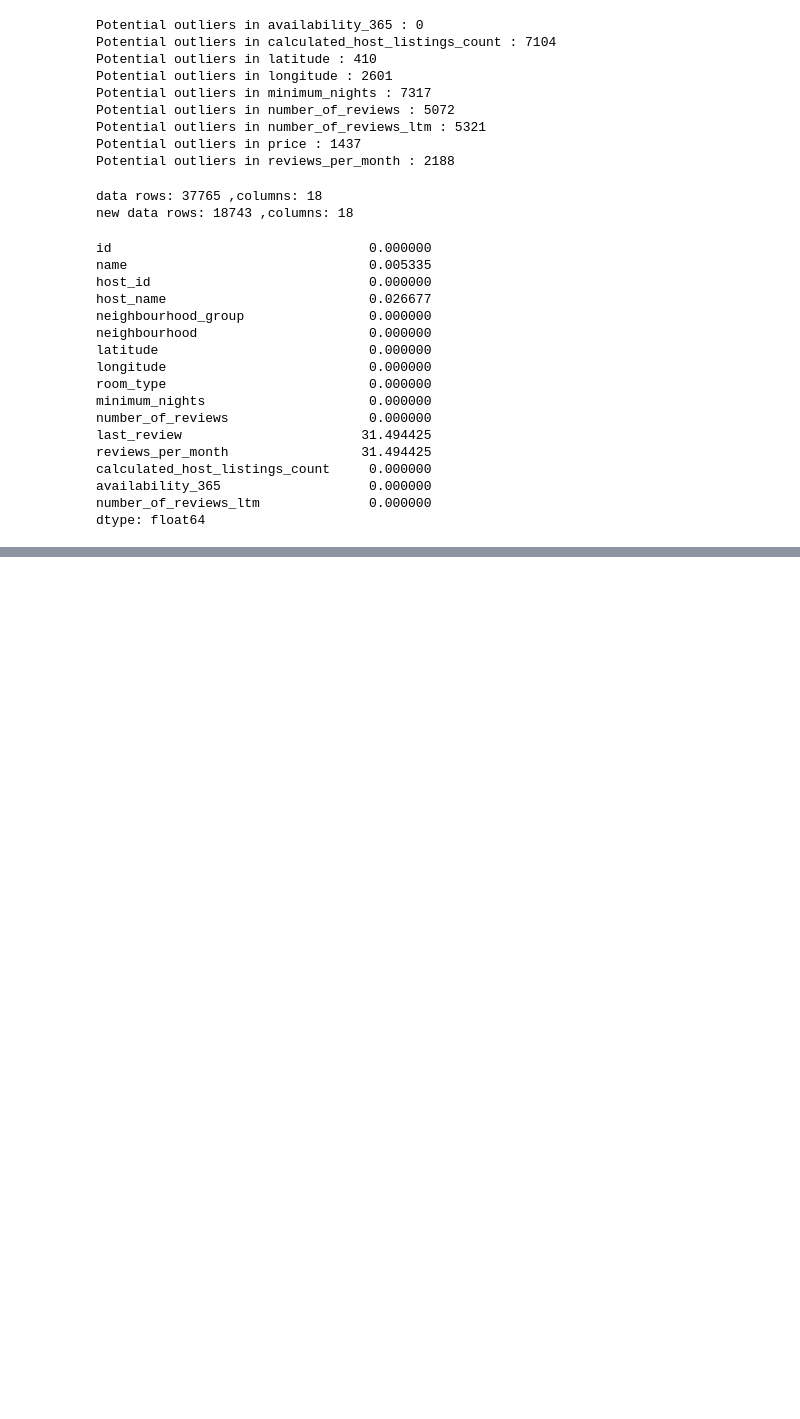
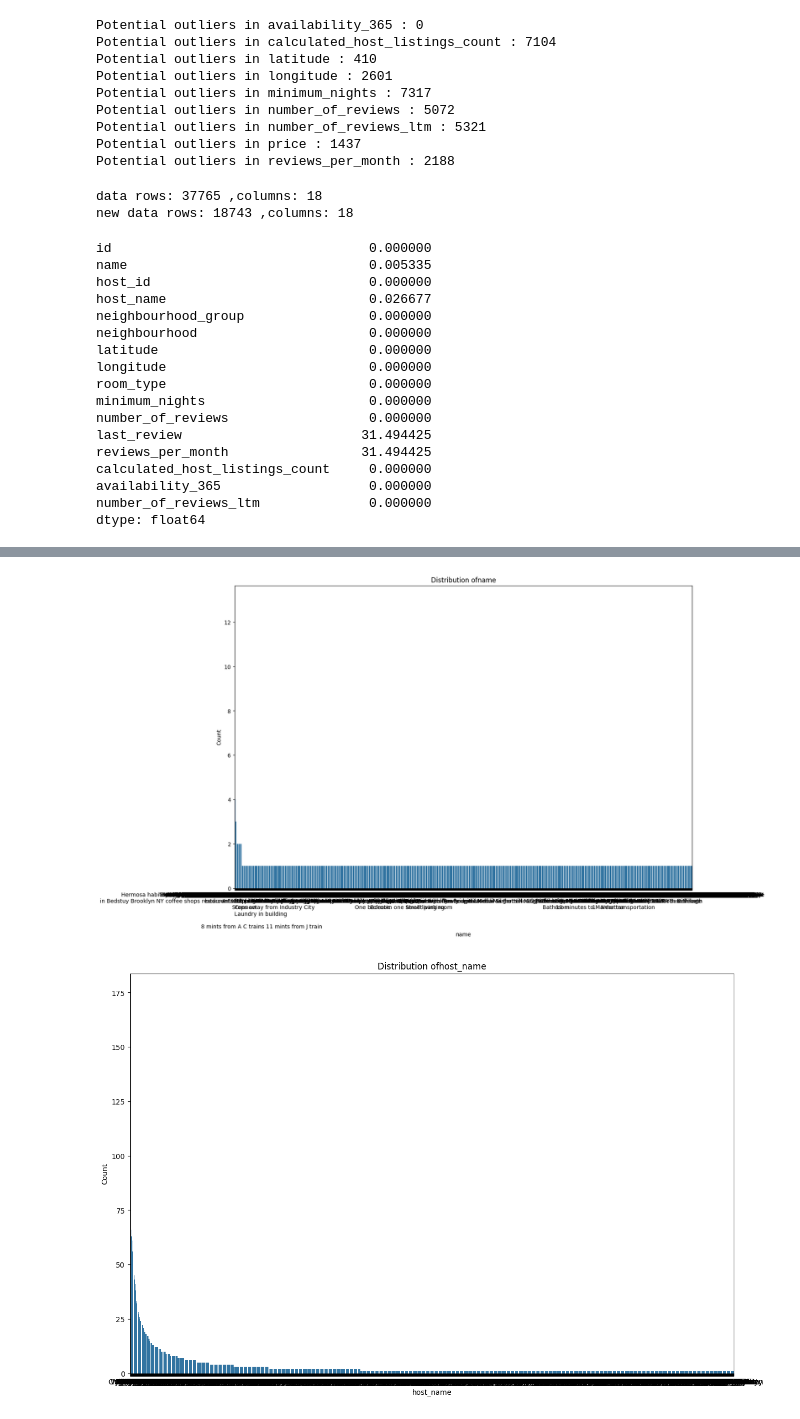
Before and after one commit to iKeiNagai/Data-Science, a Jupyter notebook: data_quality.ipynb, the cells around one changed output, grey strips where cells are left out. Saved outputs shown, nothing was run; the diff lists cells and outputs as text; code cells hidden in the pictures; blank space fills up the shorter version.

```diff
--- a/data_quality.ipynb
+++ b/data_quality.ipynb
@@ -292,0 +293,15 @@ plt.tight_layout()
+# %%
+#bar plots for categorical columns
+categorical_cols = data_cleaned_filtered.select_dtypes(include=['object'])
+
+for i, col in enumerate(categorical_cols):
+    plt.figure(figsize=(15,10))
+    sns.barplot(x=data_cleaned_filtered[col].value_counts().index, y= data_cleaned_filtered[col].value_counts().values)
+    plt.title(f'Distribution of{col}')
+    plt.xlabel(col)
+    plt.ylabel('Count')
+
+plt.tight_layout()
+# %% [output]
+[figure, added]
+[figure, added]
```
Also changed, not shown: parts of 5 cells of this notebook.
